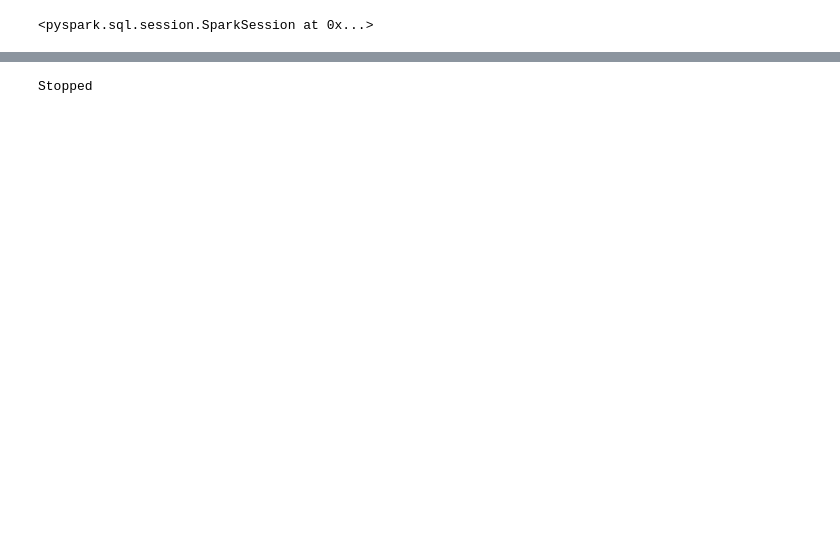
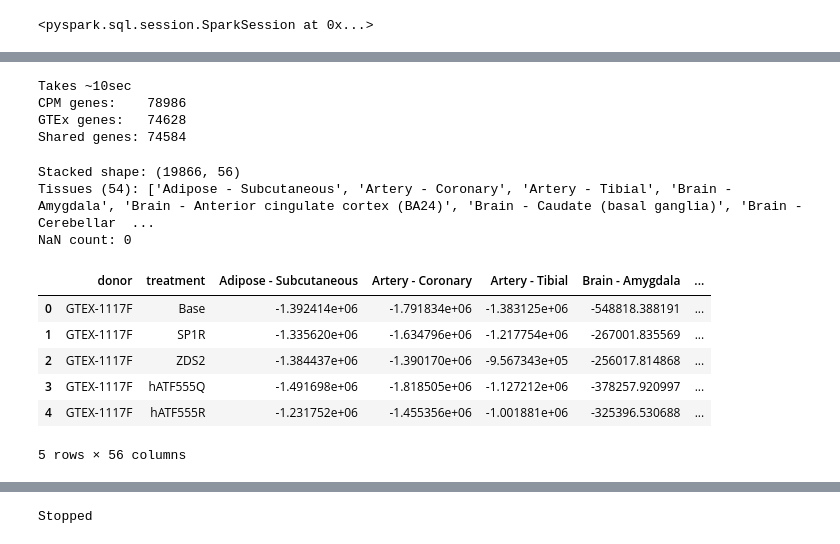
Before and after one commit to kbarker223/Genetic-Expression-Analysis, a Jupyter notebook: GTEx_spark.ipynb, the cells around one changed output, grey strips where cells are left out. Saved outputs shown, nothing was run; the diff lists cells and outputs as text; code cells hidden in the pictures; blank space fills up the shorter version.

Commit message:
Initial GTEx Analysis

```diff
--- a/GTEx_spark.ipynb
+++ b/GTEx_spark.ipynb
@@ -5,0 +106,32 @@ spark
+# %%
+# Cell A2 — Filter to Pareto-optimal treatments only
+pca_summary = pd.read_csv(
+    'gs://gene_datasets/pca_summary.csv',
+    index_col=0,
+)
+
+pareto_treatments = pca_summary[pca_summary['pareto_optimal'] == True].index.tolist()
+print(f"All treatments: {log2fc_by_treatment.columns.tolist()}")
+print(f"Pareto-optimal treatments ({len(pareto_treatments)}): {pareto_treatments}")
+
+# Filter log2fc matrix to pareto-optimal treatments only
+log2fc_by_treatment = log2fc_by_treatment[
+    [t for t in log2fc_by_treatment.columns if t in pareto_treatments]
+]
+print(f"log2FC matrix after filter (genes × pareto treatments): {log2fc_by_treatment.shape}")
+# %%
+print("Takes ~10sec")
+# Cell B — Join CPM genes with GTEx ONCE in pandas before per-donor split
+# Both now have Ensembl gene IDs as the index — direct intersection, no reshape needed
+shared_genes = df_pandas.index.intersection(log2fc_by_treatment.index)
+print(f"CPM genes:    {len(log2fc_by_treatment.index)}")
+print(f"GTEx genes:   {len(df_pandas.index)}")
+print(f"Shared genes: {len(shared_genes)}")
+
+gtex_filtered   = df_pandas.loc[shared_genes]                # shared_genes × 19K samples
+log2fc_filtered = log2fc_by_treatment.loc[shared_genes]      # shared_genes × treatments
+# %% [output]
+Takes ~10sec
+CPM genes:    78986
+GTEx genes:   74628
+Shared genes: 74584
@@ -5,0 +177,27 @@ spark
+# %%
+# Cell D — Stack all donors into one DataFrame
+# Different donors have different tissues sampled — fill missing with 0
+# (no sample for a tissue means no measured impact, not NaN)
+import plotly.express as px
+
+stacked = pd.concat(
+    impact_by_donor,
+    names=['donor', 'treatment'],
+).fillna(0).reset_index()
+
+tissue_cols = [c for c in stacked.columns if c not in ['donor', 'treatment']]
+print(f"Stacked shape: {stacked.shape}")
+print(f"Tissues ({len(tissue_cols)}): {tissue_cols}")
+print(f"NaN count: {stacked.isna().sum().sum()}")
+stacked.head()
+# %% [output]
+Stacked shape: (19866, 56)
+Tissues (54): ['Adipose - Subcutaneous', 'Artery - Coronary', 'Artery - Tibial', 'Brain - Amygdala', 'Brain - Anterior cingulate cortex (BA24)', 'Brain - Caudate (basal ganglia)', 'Brain - Cerebellar  ...
+NaN count: 0
+|  | donor | treatment | Adipose - Subcutaneous | Artery - Coronary | Artery - Tibial | Brain - Amygdala | ... |
+| 0 | GTEX-1117F | Base | -1.392414e+06 | -1.791834e+06 | -1.383125e+06 | -548818.388191 | ... |
+| 1 | GTEX-1117F | SP1R | -1.335620e+06 | -1.634796e+06 | -1.217754e+06 | -267001.835569 | ... |
+| 2 | GTEX-1117F | ZDS2 | -1.384437e+06 | -1.390170e+06 | -9.567343e+05 | -256017.814868 | ... |
+| 3 | GTEX-1117F | hATF555Q | -1.491698e+06 | -1.818505e+06 | -1.127212e+06 | -378257.920997 | ... |
+| 4 | GTEX-1117F | hATF555R | -1.231752e+06 | -1.455356e+06 | -1.001881e+06 | -325396.530688 | ... |
+5 rows × 56 columns
```
Also changed, not shown: parts of 11 cells of this notebook, 6 other files.
